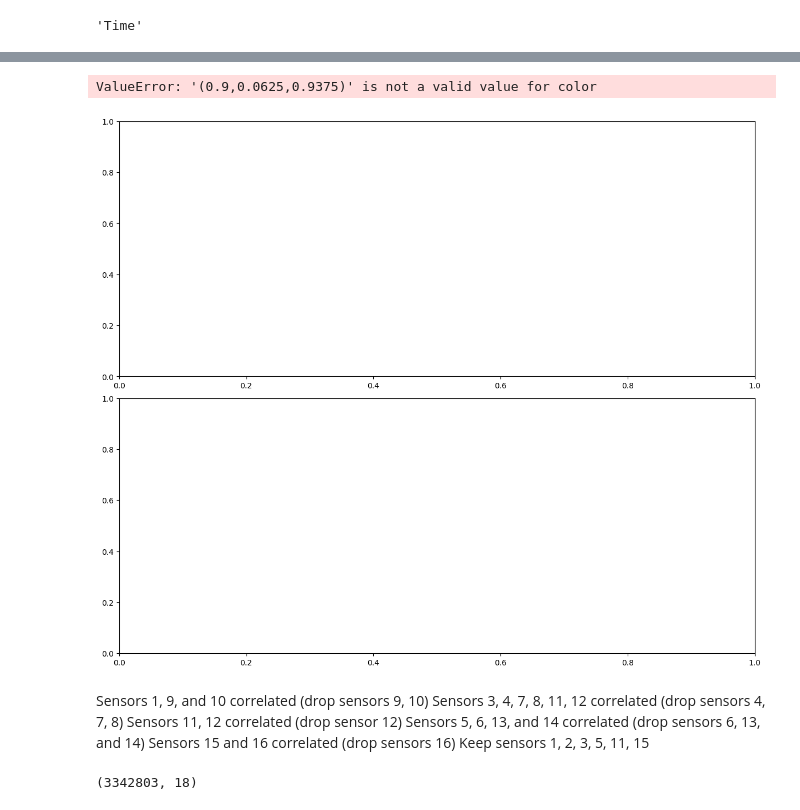
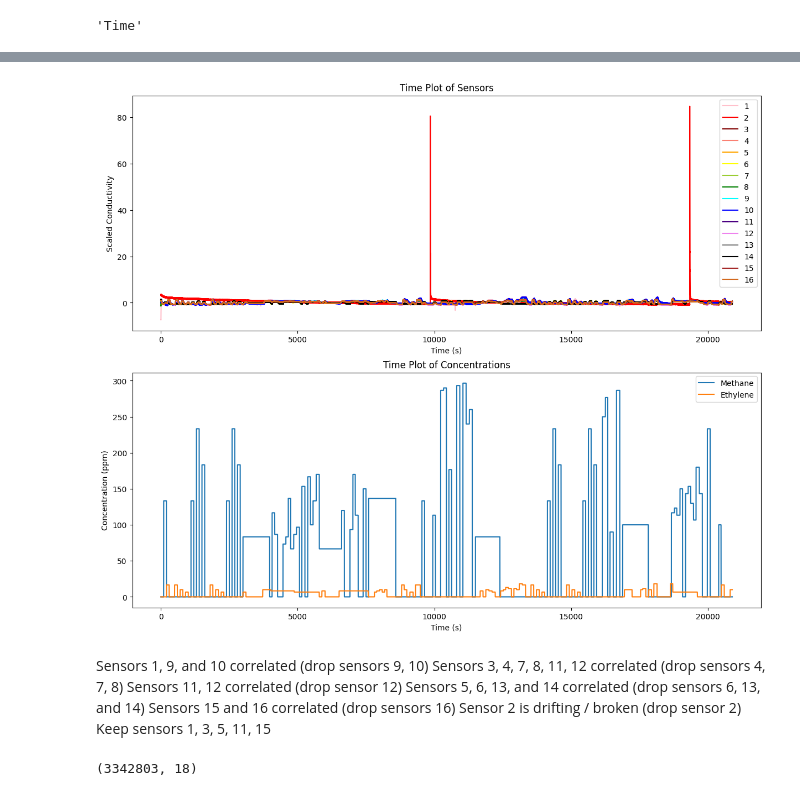
Before and after one commit to Jwdegames/GasSensorMLTasks, a Jupyter notebook: Task_2/E_Nose_Project_Jacob.ipynb, the cells around one changed output, grey strips where cells are left out. Drawn from its saved outputs; the diff is of its cells as text; code cells hidden in the pictures.

```diff
--- a/Task_2/E_Nose_Project_Jacob.ipynb
+++ b/Task_2/E_Nose_Project_Jacob.ipynb
@@ -219,15 +219,21 @@ df.iloc[:,0].name
 'Time'
 # %%
 # Plot standard plots (all histograms + a time scatter plot)
-fig = plt.figure(figsize = (15, 20), layout = "constrained")
-fig.suptitle("EDA Plots")
-ax_scatter = fig.add_subplot(20//4, 4, 20)
-for i in range(19):
-    ax1 = fig.add_subplot(20//4, 4, i + 1)
+fig = plt.figure(figsize = (12, 30), layout = "constrained")
+fig.suptitle("EDA Histogram Plots")
+for i in range(1, 19):
+    ax1 = fig.add_subplot(18//3, 3, i)
     ax1.hist(train_robust_df.iloc[:,i])
     x_label_string = train_robust_df.iloc[:,i].name
+    if i < 17:
+        x_label_string = "Sensor " + x_label_string + " Conductivity (S)"
+    else:
+        x_label_string = x_label_string + " Concentration (ppm)"
     ax1.set_xlabel(x_label_string)
     ax1.set_ylabel("Frequency")
-    ax1.title.set_text(train_robust_df.iloc[:,i].name)
+    if i < 17:
+        ax1.title.set_text("Sensor #" + train_robust_df.iloc[:,i].name + " Histogram")
+    else:
+        ax1.title.set_text(train_robust_df.iloc[:,i].name + " Histogram")
 plt.show()
 # %% [output]
@@ -235,30 +245,33 @@ plt.show()
+# %%
+
+color_list = ["pink", "red", "maroon", "salmon", "orange", "yellow", "yellowgreen", "green", "cyan", "blue", "indigo", "violet", "gray", "black", "brown", "chocolate"]
+colors = [matplotlib.colors.cnames[color] for color in color_list]
 # %%
 # Plot standard plots (all histograms + a time scatter plot)
 fig_conduct = plt.figure(figsize = (12, 10), layout = "constrained")
 ax_scatter_conduct = fig_conduct.add_subplot(2, 1, 1)
 ax_scatter_concentration = fig_conduct.add_subplot(2, 1, 2)
 # Cycler for conductivity plots
 
 for i in range(1, 19):
     x_label_string = train_robust_df.iloc[:,i].name
     if i < 17:
-        ax_scatter_conduct.plot(x1_train.iloc[:,0], train_robust_df.iloc[:,i], label = x_label_string, color = (1.0 / i, i / 16.0, 1 - i /16.0))
+        ax_scatter_conduct.plot(x1_train.iloc[:,0], train_robust_df.iloc[:,i], label = x_label_string, color = colors[i - 1])
         ax_scatter_conduct.legend()
         ax_scatter_conduct.set_xlabel("Time (s)")
-        ax_scatter_conduct.set_ylabel("Scaled Conductivity (S)")
+        ax_scatter_conduct.set_ylabel("Scaled Conductivity")
         ax_scatter_conduct.title.set_text("Time Plot of Sensors")
         ax_scatter_conduct.legend()
     else:
         ax_scatter_concentration.plot(x1_train.iloc[:,0], train_robust_df.iloc[:,i], label = x_label_string)
         ax_scatter_concentration.legend()
         ax_scatter_concentration.set_xlabel("Time (s)")
-        ax_scatter_concentration.set_ylabel("Scaled Concentration (ppm)")
+        ax_scatter_concentration.set_ylabel("Concentration (ppm)")
         ax_scatter_concentration.title.set_text("Time Plot of Concentrations")
         ax_scatter_concentration.legend()
 plt.show()
 # %% [output]
-ValueError: '(0.9,0.0625,0.9375)' is not a valid value for color
-[figure, old version]
+[figure, new version]
 # %%
 # Make pairplots of standard scaled train datafrme
 # sns.set(style='white', context='notebook')
@@ -270,7 +283,8 @@ Sensors 3, 4, 7, 8, 11, 12 correlated (drop sensors 4, 7, 8)
 Sensors 11, 12 correlated (drop sensor 12)
 Sensors 5, 6, 13, and 14 correlated (drop sensors 6, 13, and 14)
 Sensors 15 and 16 correlated (drop sensors 16)
-Keep sensors 1, 2, 3, 5, 11, 15
+Sensor 2 is drifting / broken (drop sensor 2)
+Keep sensors 1, 3, 5, 11, 15
 # %%
 meth_train_standard_df.shape
 # %% [output]
```
Also changed, not shown: parts of 68 cells of this notebook, 4 other files.
